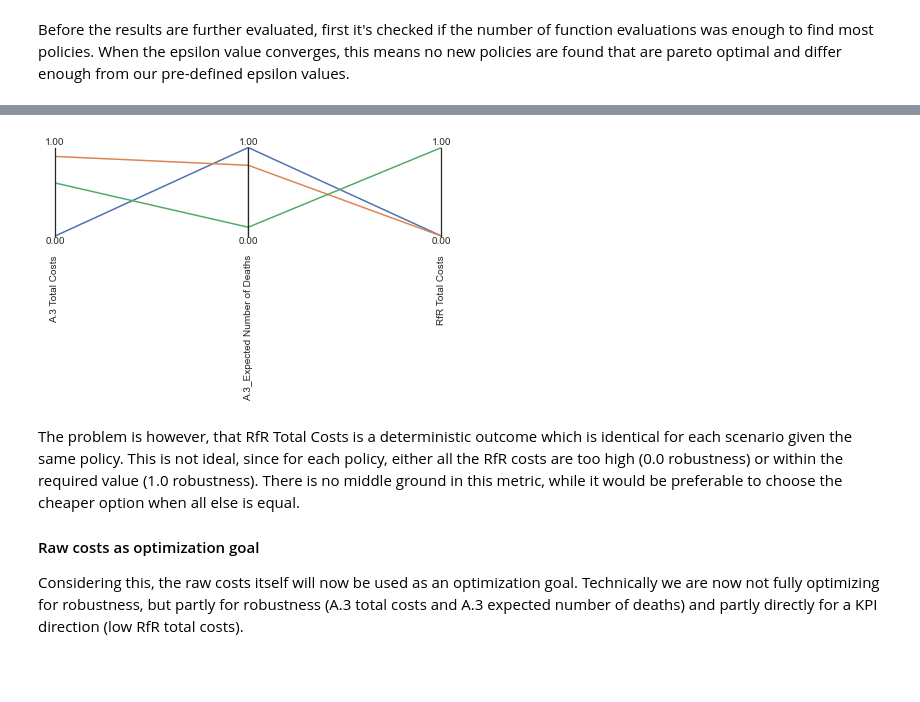
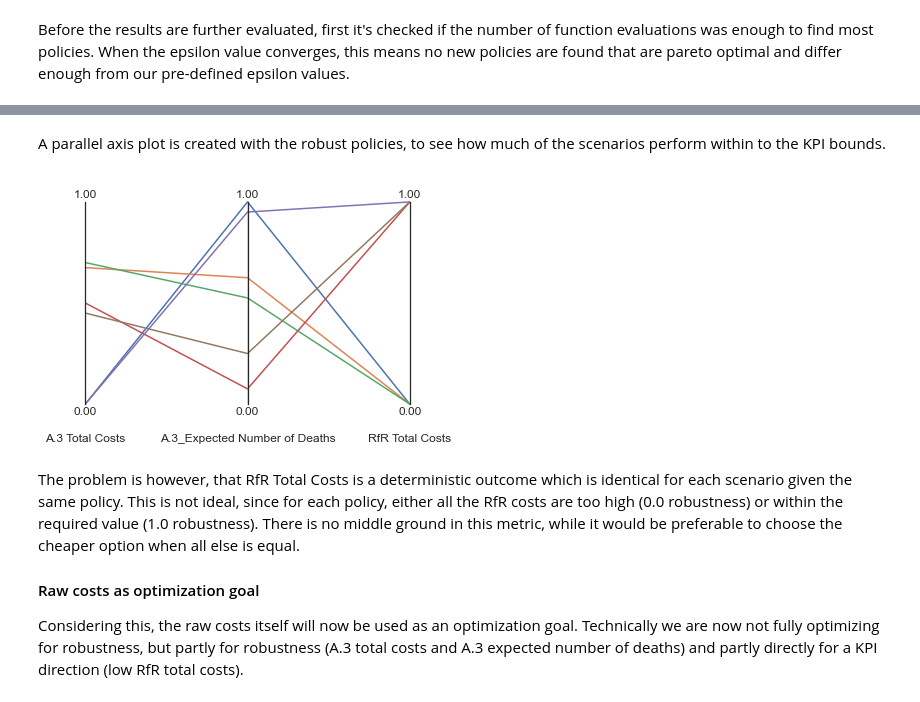
Before and after one commit to EwoutH/modelbased-g13, a Jupyter notebook: MORO robustness optimization.ipynb, the cells around one changed output, grey strips where cells are left out. Cells and saved outputs as stored; diff of their text form; code cells hidden in the pictures; blank space fills up the shorter version.

```diff
--- a/MORO robustness optimization.ipynb
+++ b/MORO robustness optimization.ipynb
@@ -280,16 +295,20 @@ epsilons = [0.001]*len(model.outcomes)
 # %%
 from ema_workbench.em_framework.optimization import EpsilonProgress, HyperVolume
 
+# Define the converge metric
 convergence = [EpsilonProgress()]
 #convergence = [EpsilonProgress(), HyperVolume(minimum=[0,0,0], maximum=[1.1, 1.1, 1.1])]
 
+# Define the KPI goals
 MAXIMIZE = ScalarOutcome.MAXIMIZE
 MINIMIZE = ScalarOutcome.MINIMIZE
 
+# Define the function dictionary
 funcs = {'A.3 Total Costs': A3_total_costs,
          'A.3_Expected Number of Deaths': A3_number_of_deaths,
          'RfR Total Costs': RfR_total_costs}
 
+# Define new robustness function list
 robustnes_functions = [ScalarOutcome('A.3 Total Costs', kind=MINIMIZE,
                                      function=A3_total_costs),
                        ScalarOutcome('A.3_Expected Number of Deaths', kind=MINIMIZE,
@@ -298,11 +317,12 @@ robustnes_functions = [ScalarOutcome('A.3 Total Costs', kind=MINIMIZE,
                                      function=RfR_total_costs),
                       ]
 
-use_pickle3 = False
+use_pickle3 = True
 if use_pickle3:
     with open('data/moro_rob_results3.pickle', 'rb') as filehandler:
         results3 = pickle.load(filehandler)
 else:
+    # Run the robustness optimization to find candidate solutions
     with MultiprocessingEvaluator(model, n_processes=14) as evaluator:
         results3 = evaluator.robust_optimize(robustnes_functions, scenarios, nfe=nfe, convergence=convergence, epsilons=epsilons, convergence_freq=25, logging_freq=1)
         # Save results in Pickle file
@@ -335,16 +355,20 @@ archive
+# %% [markdown]
+A parallel axis plot is created with the robust policies, to see how much of the scenarios perform within to the KPI bounds.
 # %%
 from ema_workbench.analysis import parcoords
 
+# Transform and normalize the results dataframe
 data = archive.loc[:, [o.name for o in robustnes_functions]]
 limits = parcoords.get_limits(data)
 limits.loc[0, :] = 0
 limits.loc[1, :] = 1
 
-paraxes = parcoords.ParallelAxes(limits, fontsize=10)
+# Create parallel axis plot
+paraxes = parcoords.ParallelAxes(limits, fontsize=12, rot=0)
 paraxes.plot(data)
 plt.savefig("images/MORO_3b_robust_policies_ParallelAxes.png", dpi=300, bbox_inches='tight')
 # %% [output]
-[figure, old version]
+[figure, new version]
 # %% [markdown]
 The problem is however, that RfR Total Costs is a deterministic outcome which is identical for each scenario given the same policy. This is not ideal, since for each policy, either all the RfR costs are too high (0.0 robustness) or within the required value (1.0 robustness). There is no middle ground in this metric, while it would be preferable to choose the cheaper option when all else is equal.
 
```
Also changed, not shown: parts of 37 cells of this notebook.
